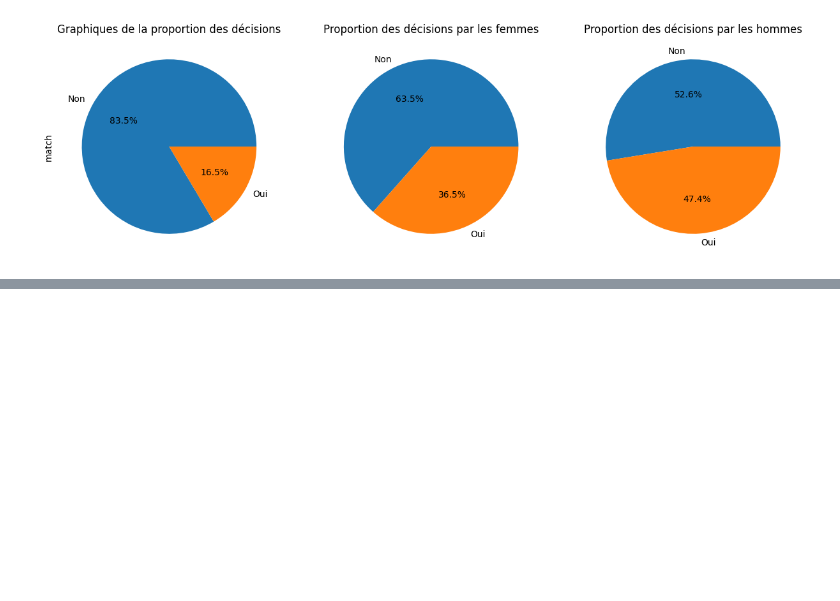
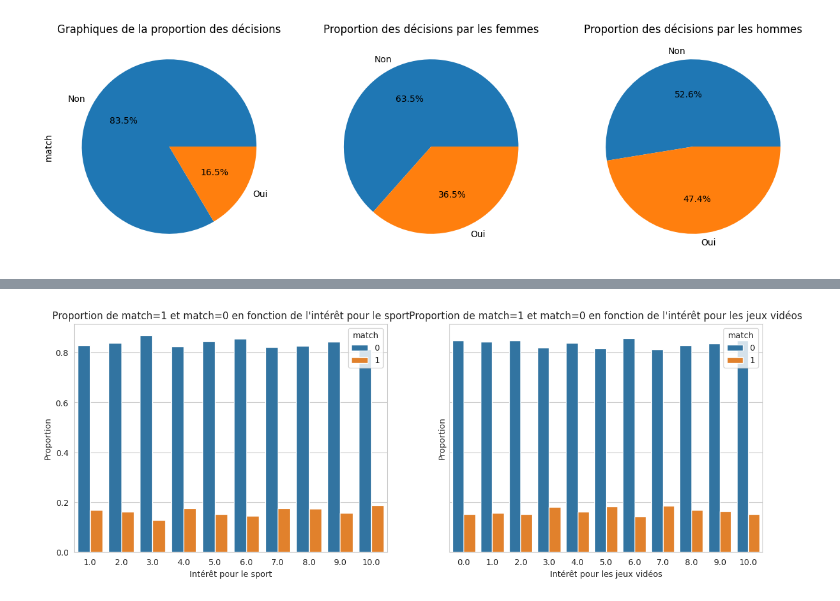
Before and after one commit to B-Manitas/Speed-Dating, a Jupyter notebook: notebook/visualization.ipynb, the cells around one changed output, grey strips where cells are left out. Saved outputs shown, nothing was run; the diff lists cells and outputs as text; code cells hidden in the pictures; blank space fills up the shorter version.

```diff
--- a/notebook/visualization.ipynb
+++ b/notebook/visualization.ipynb
@@ -115,0 +117,28 @@ g.map_lower(sns.kdeplot, levels=4, color=".2")
+# %%
+# Création d'une nouvelle colonne pour chaque variable avec le niveau d'intérêt arrondi à l'entier le plus proche
+DATASET["interest_sports_rounded"] = DATASET["sports"].round()
+DATASET["interest_gaming_rounded"] = DATASET["interest_gaming"].round()
+
+# Calcul des proportions de match=1 et match=0 pour chaque niveau d'intérêt arrondi
+interest_counts = DATASET.groupby(["interest_sports_rounded", "match"]).size().reset_index(name="count")
+interest_counts["proportion"] = interest_counts["count"] / interest_counts.groupby("interest_sports_rounded")["count"].transform("sum")
+
+gaming_counts = DATASET.groupby(["interest_gaming_rounded", "match"]).size().reset_index(name="count")
+gaming_counts["proportion"] = gaming_counts["count"] / gaming_counts.groupby("interest_gaming_rounded")["count"].transform("sum")
+
+# Affichage en graphique en barres empilées
+fig, (ax1, ax2) = plt.subplots(1, 2, figsize=(15, 5), sharey=True)
+
+sns.barplot(data=interest_counts, x="interest_sports_rounded", y="proportion", hue="match", ax=ax1)
+ax1.set_xlabel("Intérêt pour le sport")
+ax1.set_ylabel("Proportion")
+ax1.set_title("Proportion de match=1 et match=0 en fonction de l'intérêt pour le sport")
+
+sns.barplot(data=gaming_counts, x="interest_gaming_rounded", y="proportion", hue="match", ax=ax2)
+ax2.set_xlabel("Intérêt pour les jeux vidéos")
+ax2.set_ylabel("Proportion")
+ax2.set_title("Proportion de match=1 et match=0 en fonction de l'intérêt pour les jeux vidéos")
+
+plt.show()
+# %% [output]
+[figure, added]
```
Also changed, not shown: parts of 6 cells of this notebook.
